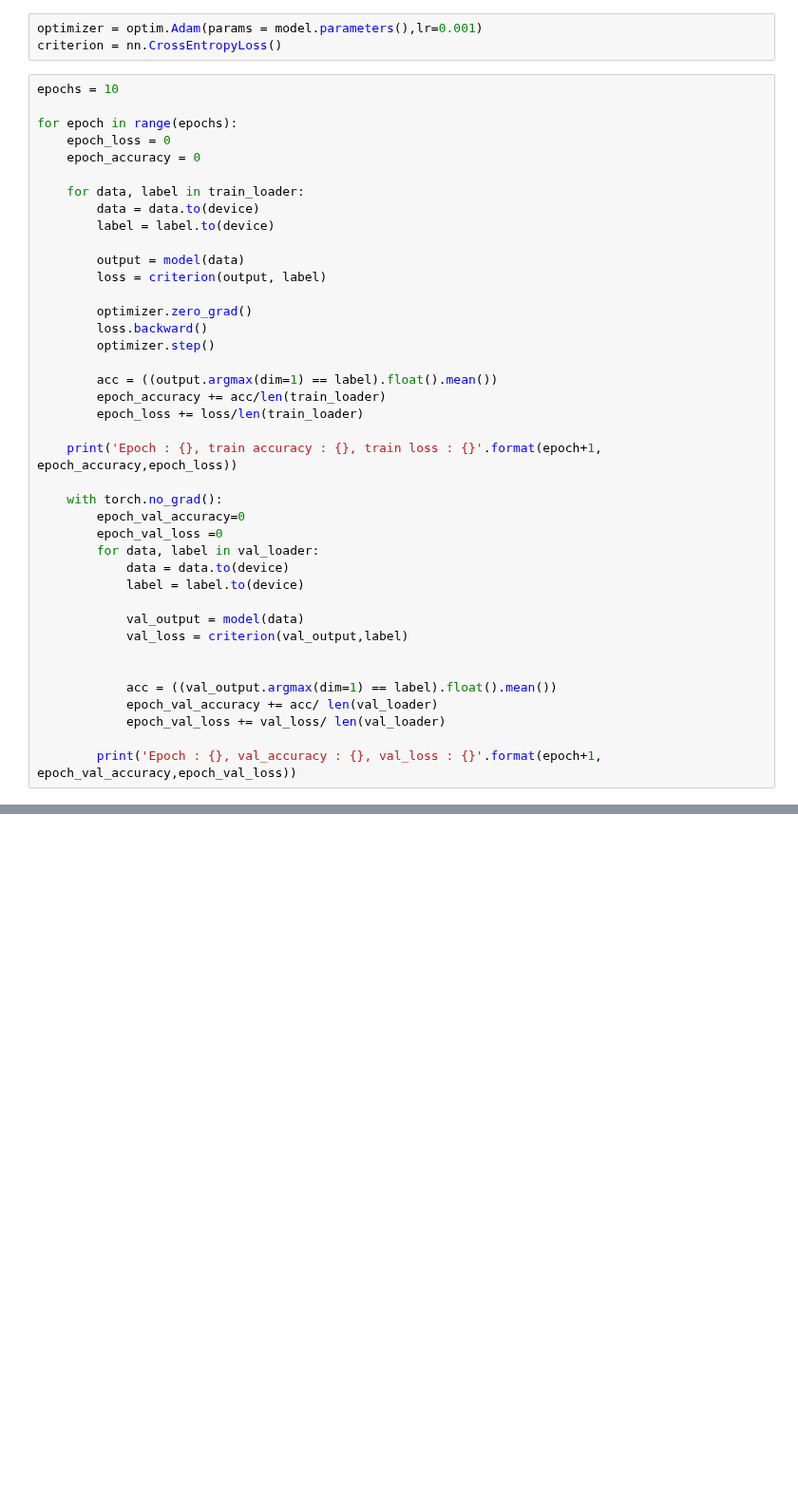
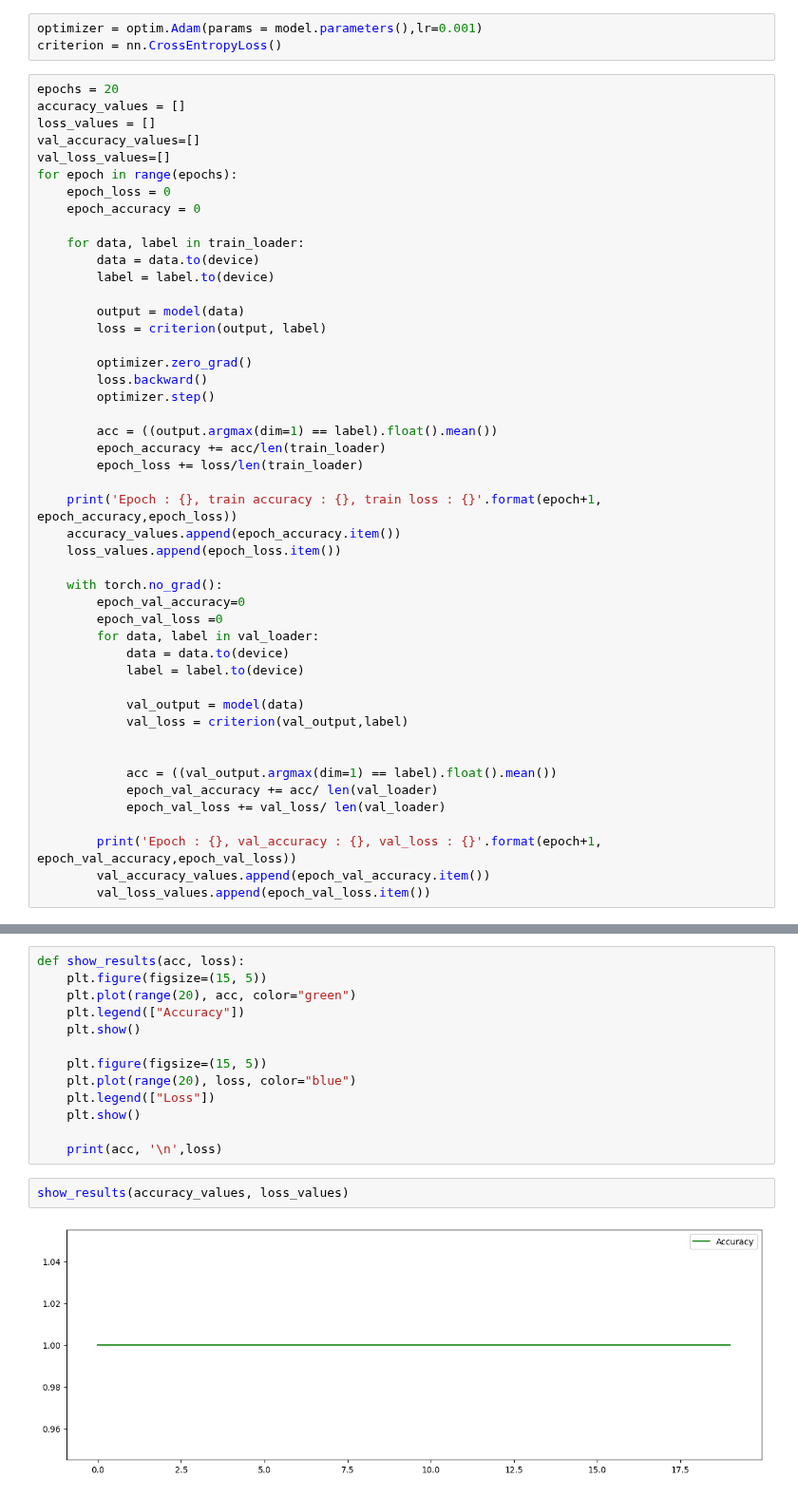
Before and after one commit to itsecd/python, a Jupyter notebook: Lab5/model.ipynb, the cells around one changed output, grey strips where cells are left out. Shown at 95% size. Drawn from its saved outputs; the diff is of its cells as text; blank space fills up the shorter version.

```diff
--- a/Lab5/model.ipynb
+++ b/Lab5/model.ipynb
@@ -222,8 +201,11 @@ Cnn(
 optimizer = optim.Adam(params = model.parameters(),lr=0.001)
 criterion = nn.CrossEntropyLoss()
 # %%
-epochs = 10
-
+epochs = 20
+accuracy_values = []
+loss_values = []
+val_accuracy_values=[]
+val_loss_values=[]
 for epoch in range(epochs):
     epoch_loss = 0
     epoch_accuracy = 0
@@ -244,6 +226,8 @@ for epoch in range(epochs):
         epoch_loss += loss/len(train_loader)
 
     print('Epoch : {}, train accuracy : {}, train loss : {}'.format(epoch+1, epoch_accuracy,epoch_loss))
+    accuracy_values.append(epoch_accuracy.item())
+    loss_values.append(epoch_loss.item())
 
     with torch.no_grad():
         epoch_val_accuracy=0
@@ -261,4 +245,6 @@ for epoch in range(epochs):
             epoch_val_loss += val_loss/ len(val_loader)
 
         print('Epoch : {}, val_accuracy : {}, val_loss : {}'.format(epoch+1, epoch_val_accuracy,epoch_val_loss))
+        val_accuracy_values.append(epoch_val_accuracy.item())
+        val_loss_values.append(epoch_val_loss.item())
 # %% [output]
@@ -265,0 +268,17 @@ RuntimeError: stack expects each tensor to be equal size, but got [3, 224, 224]
+# %%
+def show_results(acc, loss):
+    plt.figure(figsize=(15, 5))
+    plt.plot(range(20), acc, color="green")
+    plt.legend(["Accuracy"])
+    plt.show()
+
+    plt.figure(figsize=(15, 5))
+    plt.plot(range(20), loss, color="blue")
+    plt.legend(["Loss"])
+    plt.show()
+
+    print(acc, '\n',loss)
+# %%
+show_results(accuracy_values, loss_values)
+# %% [output]
+[figure, added]
```
Also changed, not shown: parts of 15 cells of this notebook, 4 other files.
